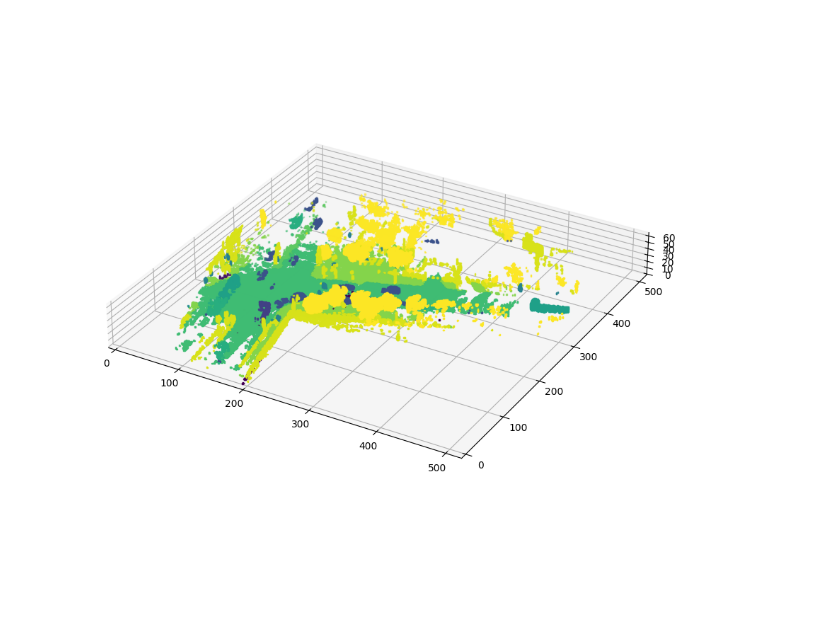
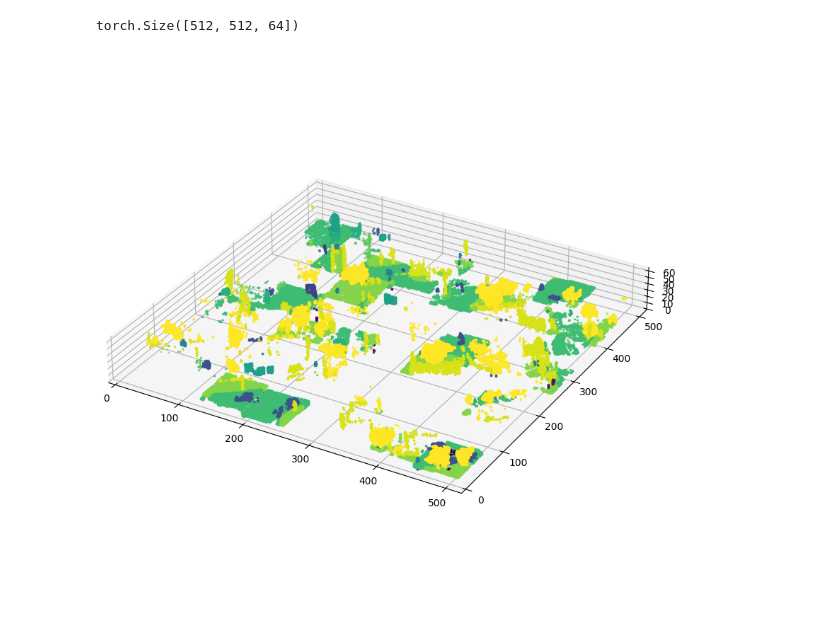
Before and after one commit to chengzegang/occupancy, a Jupyter notebook: draft.ipynb, the cells around one changed output. Cells and saved outputs as stored; diff of their text form; code cells hidden in the pictures.

```diff
--- a/draft.ipynb
+++ b/draft.ipynb
@@ -11,18 +12,37 @@ import matplotlib.pyplot as plt
+# %%
+def occ_shuffle(occ: Tensor, cube_size: int = 32):
+    total_cubes = (occ.shape[-3] // cube_size) * (occ.shape[-2] // cube_size) * (occ.shape[-1] // cube_size)
+    cubes = torch.zeros(occ.shape[0], occ.shape[1], total_cubes, cube_size, cube_size, cube_size)
+    for i in range(occ.shape[-3] // cube_size):
+        for j in range(occ.shape[-2] // cube_size):
+            for k in range(occ.shape[-1] // cube_size):
+                ind = i * (occ.shape[-2] // cube_size) * (occ.shape[-1] // cube_size) + j * (occ.shape[-1] // cube_size) + k
+                cubes[:, :, ind] = occ[:, :, i * cube_size:(i + 1) * cube_size, j * cube_size:(j + 1) * cube_size, k * cube_size:(k + 1) * cube_size]
+    cubes = cubes[:, :, torch.randperm(cubes.shape[2])]
+    shuffled = torch.zeros_like(occ)
+    for i in range(occ.shape[-3] // cube_size):
+        for j in range(occ.shape[-2] // cube_size):
+            for k in range(occ.shape[-1] // cube_size):
+                ind = i * (occ.shape[-2] // cube_size) * (occ.shape[-1] // cube_size) + j * (occ.shape[-1] // cube_size) + k
+                shuffled[:, :, i*cube_size:(i+1)*cube_size, j*cube_size:(j+1)*cube_size, k*cube_size:(k+1)*cube_size] = cubes[:, :, ind]
+    return shuffled
 # %%
 occ = nusc[12]
 occ = F.interpolate(occ.unsqueeze(0).float(), scale_factor=2, mode='trilinear', align_corners=True).squeeze(0).argmax(0)
 occ = F.one_hot(occ, num_classes=18).permute(3, 0, 1, 2).argmax(0)
+occ = occ_shuffle(occ[None, None, ...], 64)[0, 0]
 i,j,k = torch.where(occ)
 c = occ[i,j,k]
 fig = plt.figure(figsize=(10,10))
 ax = fig.add_subplot(111, projection='3d')
 ax.scatter(i,j,k, c=c, marker='s', s=1)
 ax.set_xlim(0, occ.shape[-3])
 ax.set_ylim(0, occ.shape[-2])
 ax.set_zlim(0, occ.shape[-1])
 ax.set_box_aspect((1,1,occ.shape[-1]/occ.shape[-2]))
 # %% [output]
+torch.Size([512, 512, 64])
-[figure, old version]
+[figure, new version]
 # %%
 from diffusers import AutoencoderKL
 
```
Also changed, not shown: parts of 1 cell of this notebook, 5 other files.
